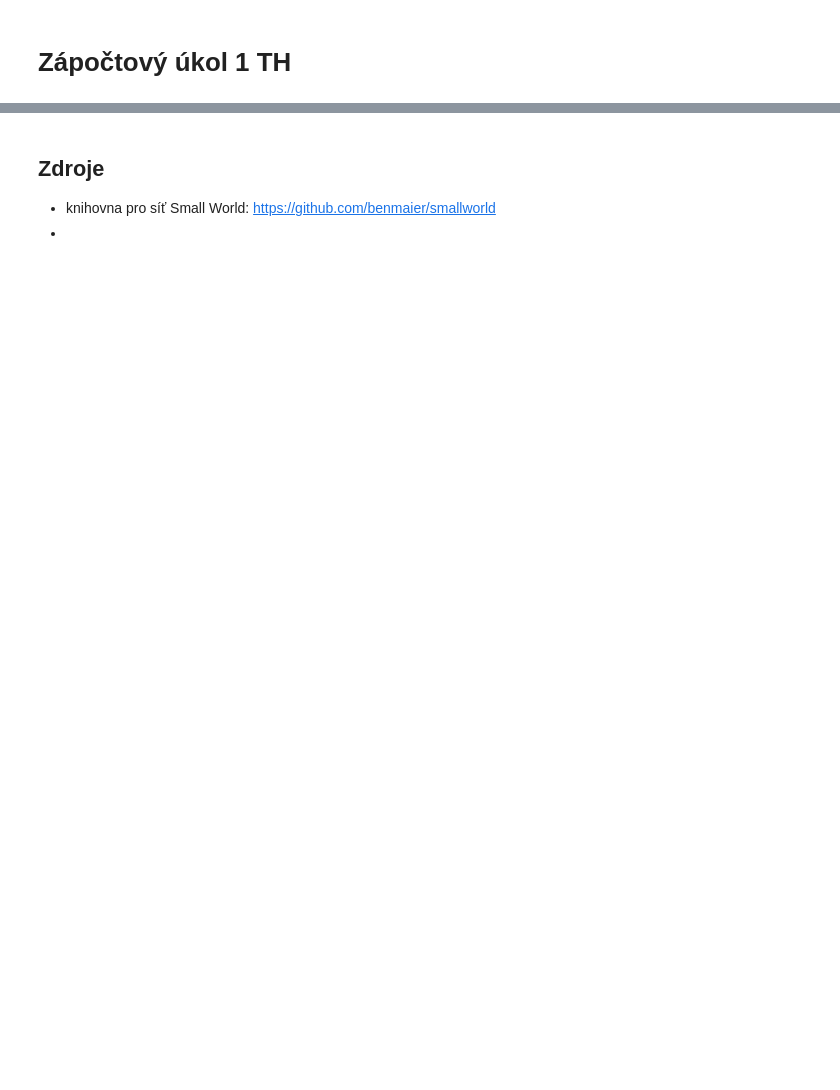
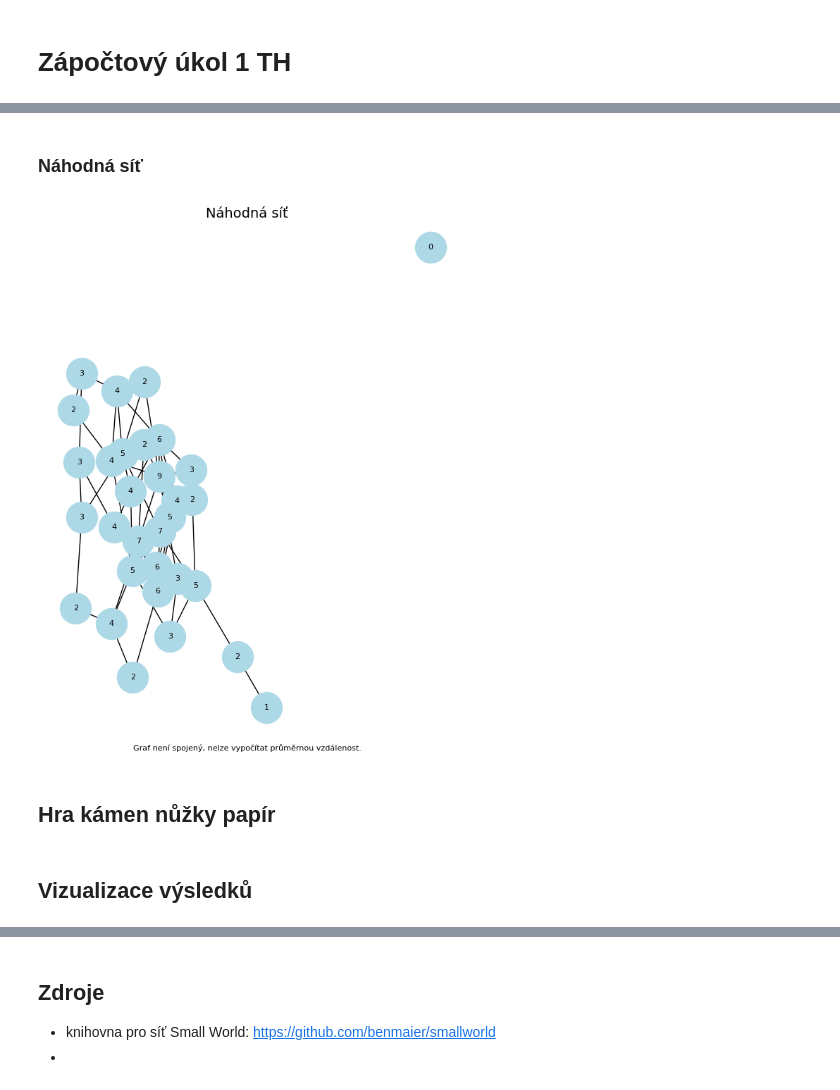
Before and after one commit to bourama1/TH1zp, a Jupyter notebook: TH1zp.ipynb, the cells around one changed output, grey strips where cells are left out. Drawn from its saved outputs; the diff is of its cells as text; code cells hidden in the pictures; blank space fills up the shorter version.

```diff
--- a/TH1zp.ipynb
+++ b/TH1zp.ipynb
@@ -70,0 +90,27 @@ Průměrná vzdálenost mezi dvěma body: 2.7978494623655914
+# %% [markdown]
+### Náhodná síť
+# %%
+# Generování náhodné sítě
+RN = nx.erdos_renyi_graph(N, p_edge)
+
+# Úprava popisu uzlů v grafu na jejich stupeň
+node_labels = {node: RN.degree(node) for node in RN.nodes()}
+
+# Vykreslení sítě s upravenými popisky uzlů a výpis hodnot sítě
+fig, ax = plt.subplots(figsize=(6, 8))
+
+# Vykreslení sítě s upravenými popisky uzlů
+pos = nx.spring_layout(RN)
+nx.draw(RN, pos, with_labels=True, labels=node_labels, node_color='lightblue', node_size=1000, font_size=8, ax=ax)
+ax.set_title("Náhodná síť", fontsize=14, y=1)
+
+# Výpis a výpočet vlastností sítě
+print_network_properties(RN, ax)
+
+# Zobrazení grafu
+plt.tight_layout()
+plt.show()
+# %% [output]
+[figure, added]
+# %% [markdown]
+## Hra kámen nůžky papír
@@ -70,0 +143,2 @@ Průměrná vzdálenost mezi dvěma body: 2.7978494623655914
+# %% [markdown]
+## Vizualizace výsledků
```
Also changed, not shown: parts of 13 cells of this notebook.
